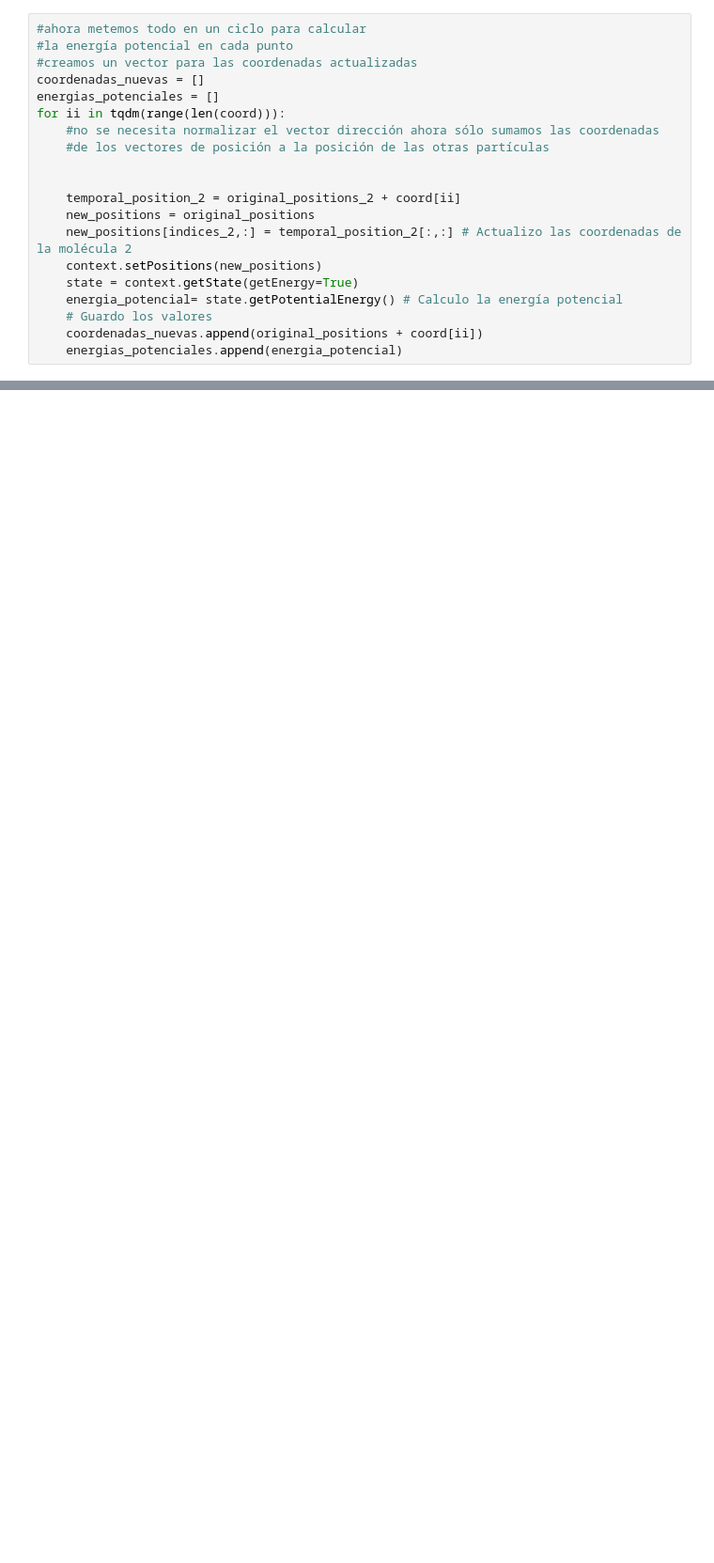
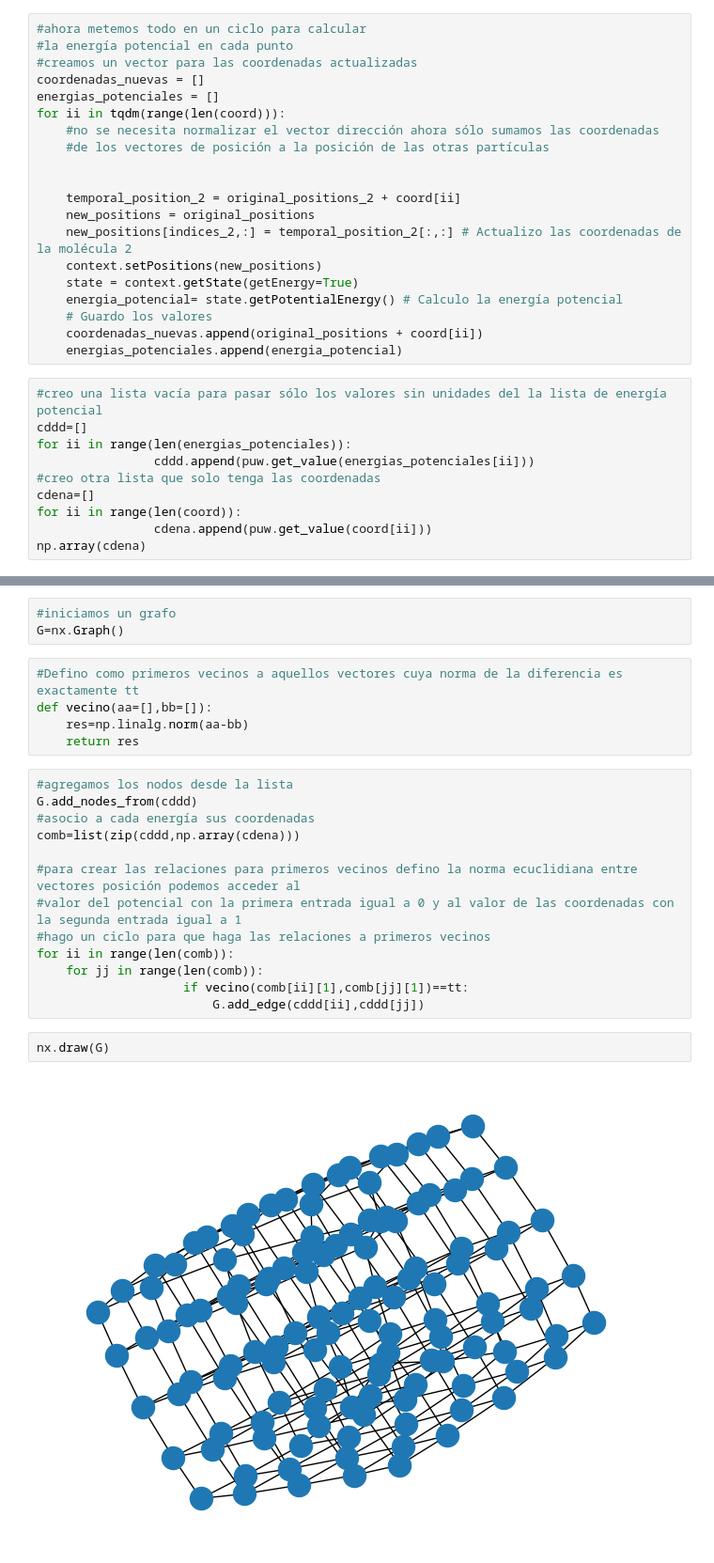
Before and after one commit to Atypicaljoe/OpenDocker-Tools, a Jupyter notebook: exercise-1/Intento 2.ipynb, the cells around one changed output, grey strips where cells are left out. Shown at 94% size. Drawn from its saved outputs; the diff is of its cells as text; blank space fills up the shorter version.

Commit message:
Este es el grafo creado

```diff
--- a/exercise-1/Intento 2.ipynb
+++ b/exercise-1/Intento 2.ipynb
@@ -143,3 +145,13 @@ for ii in tqdm(range(len(coord))):
     # Guardo los valores
     coordenadas_nuevas.append(original_positions + coord[ii])
     energias_potenciales.append(energia_potencial)
+# %%
+#creo una lista vacía para pasar sólo los valores sin unidades del la lista de energía potencial
+cddd=[]
+for ii in range(len(energias_potenciales)):
+                cddd.append(puw.get_value(energias_potenciales[ii]))
+#creo otra lista que solo tenga las coordenadas
+cdena=[]
+for ii in range(len(coord)):
+                cdena.append(puw.get_value(coord[ii]))
+np.array(cdena)
@@ -145,0 +176,25 @@ for ii in tqdm(range(len(coord))):
+# %%
+#iniciamos un grafo
+G=nx.Graph()
+# %%
+#Defino como primeros vecinos a aquellos vectores cuya norma de la diferencia es exactamente tt
+def vecino(aa=[],bb=[]):
+    res=np.linalg.norm(aa-bb)
+    return res
+# %%
+#agregamos los nodos desde la lista
+G.add_nodes_from(cddd)
+#asocio a cada energía sus coordenadas
+comb=list(zip(cddd,np.array(cdena)))
+
+#para crear las relaciones para primeros vecinos defino la norma ecuclidiana entre vectores posición podemos acceder al
+#valor del potencial con la primera entrada igual a 0 y al valor de las coordenadas con la segunda entrada igual a 1
+#hago un ciclo para que haga las relaciones a primeros vecinos
+for ii in range(len(comb)):
+    for jj in range(len(comb)):
+                    if vecino(comb[ii][1],comb[jj][1])==tt:
+                        G.add_edge(cddd[ii],cddd[jj])
+# %%
+nx.draw(G)
+# %% [output]
+[figure, added]
```
Also changed, not shown: parts of 4 cells of this notebook.
